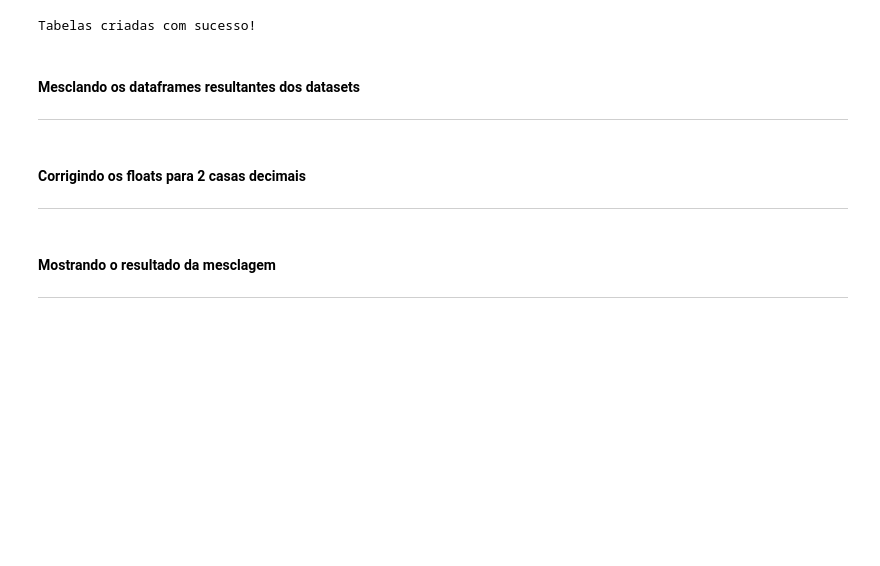
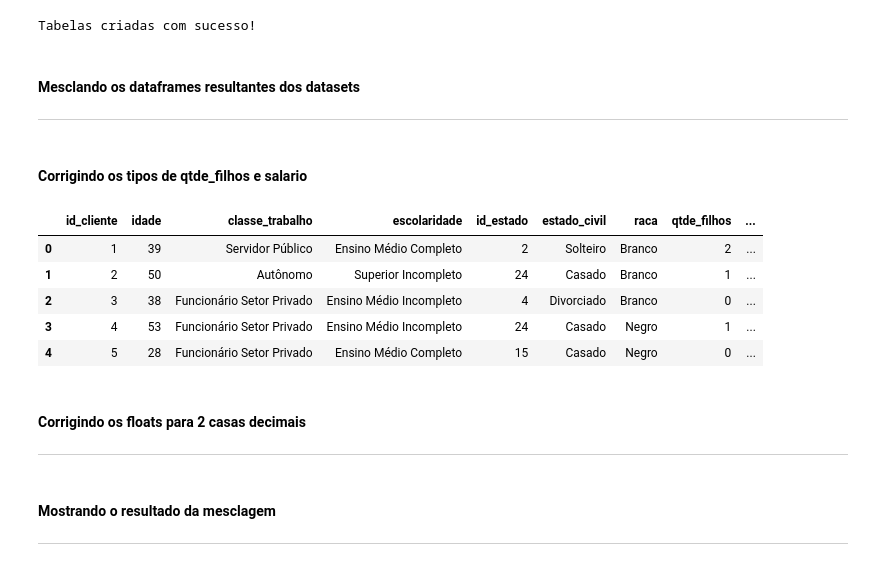
Before and after one commit to pegonsLog/RPA, a Jupyter notebook: Módulo 4 - RPA I/UNIDADE 3/Enunciado Clinica/src/enunciado_clinica.ipynb, the cells around one changed output. Drawn from its saved outputs; the diff is of its cells as text; code cells hidden in the pictures; blank space fills up the shorter version.

Commit message:
25/10/2024 - Trabalho

```diff
--- a/Módulo 4 - RPA I/UNIDADE 3/Enunciado Clinica/src/enunciado_clinica.ipynb
+++ b/Módulo 4 - RPA I/UNIDADE 3/Enunciado Clinica/src/enunciado_clinica.ipynb
@@ -389,6 +389,21 @@ Tabelas criadas com sucesso!
 df_primeira_mesclagem = pd.merge(left=df_dados_pacientes, right=df_dados_clinicos, left_on='id_cliente', right_on='id_cliente', how='inner')
 # %%
 df_completo = pd.merge(left=df_primeira_mesclagem, right=df_estado_regiao, left_on='id_estado', right_on='id_estado', how='inner')
+# %% [markdown]
+#### Corrigindo os tipos de qtde_filhos e salario
+# %%
+df_dados_pacientes['salario'] = df_dados_pacientes['salario'].astype(float).round(2)
+# %%
+df_dados_pacientes['qtde_filhos'] = df_dados_pacientes['qtde_filhos'].astype(int)
+# %%
+df_dados_pacientes.head()
+# %% [output]
+|  | id_cliente | idade | classe_trabalho | escolaridade | id_estado | estado_civil | raca | qtde_filhos | ... |
+| 0 | 1 | 39 | Servidor Público | Ensino Médio Completo | 2 | Solteiro | Branco | 2 | ... |
+| 1 | 2 | 50 | Autônomo | Superior Incompleto | 24 | Casado | Branco | 1 | ... |
+| 2 | 3 | 38 | Funcionário Setor Privado | Ensino Médio Incompleto | 4 | Divorciado | Branco | 0 | ... |
+| 3 | 4 | 53 | Funcionário Setor Privado | Ensino Médio Incompleto | 24 | Casado | Negro | 1 | ... |
+| 4 | 5 | 28 | Funcionário Setor Privado | Ensino Médio Completo | 15 | Casado | Negro | 0 | ... |
 # %% [markdown]
 #### Corrigindo os floats para 2 casas decimais
 ***
```
Also changed, not shown: parts of 5 cells of this notebook.
